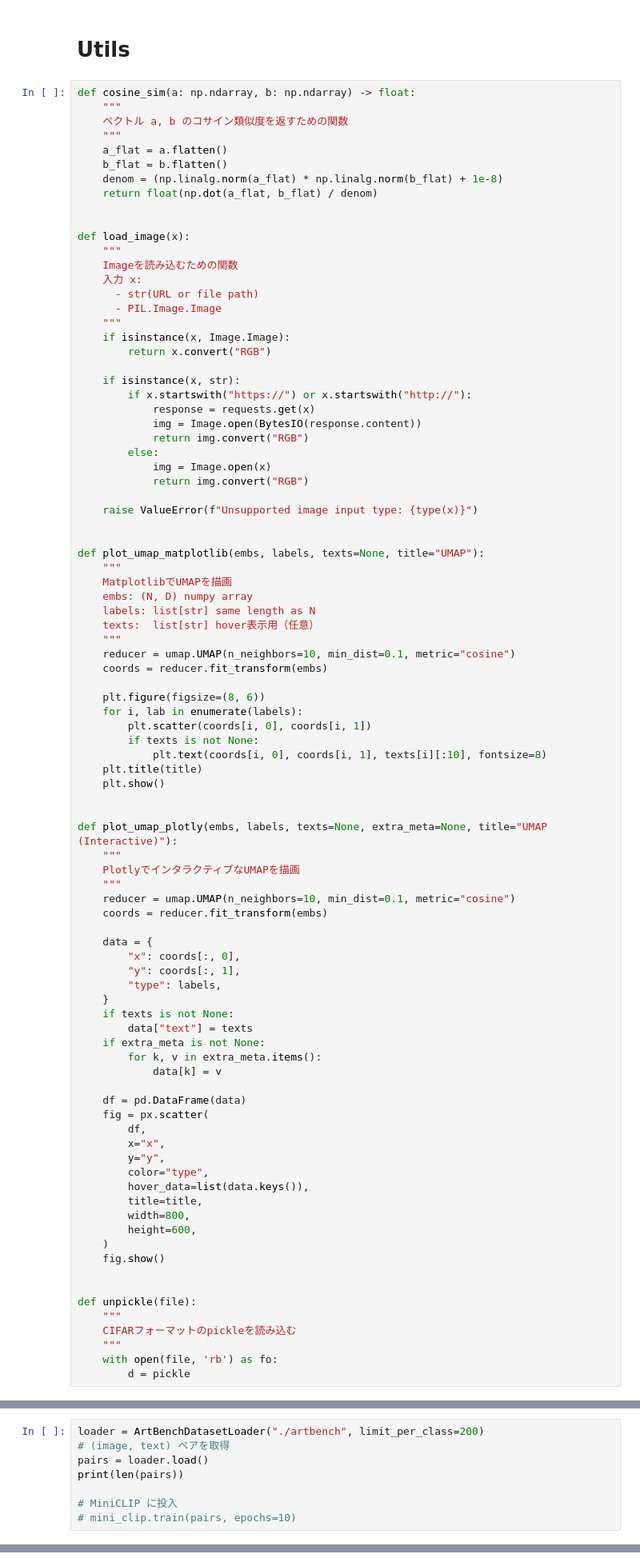
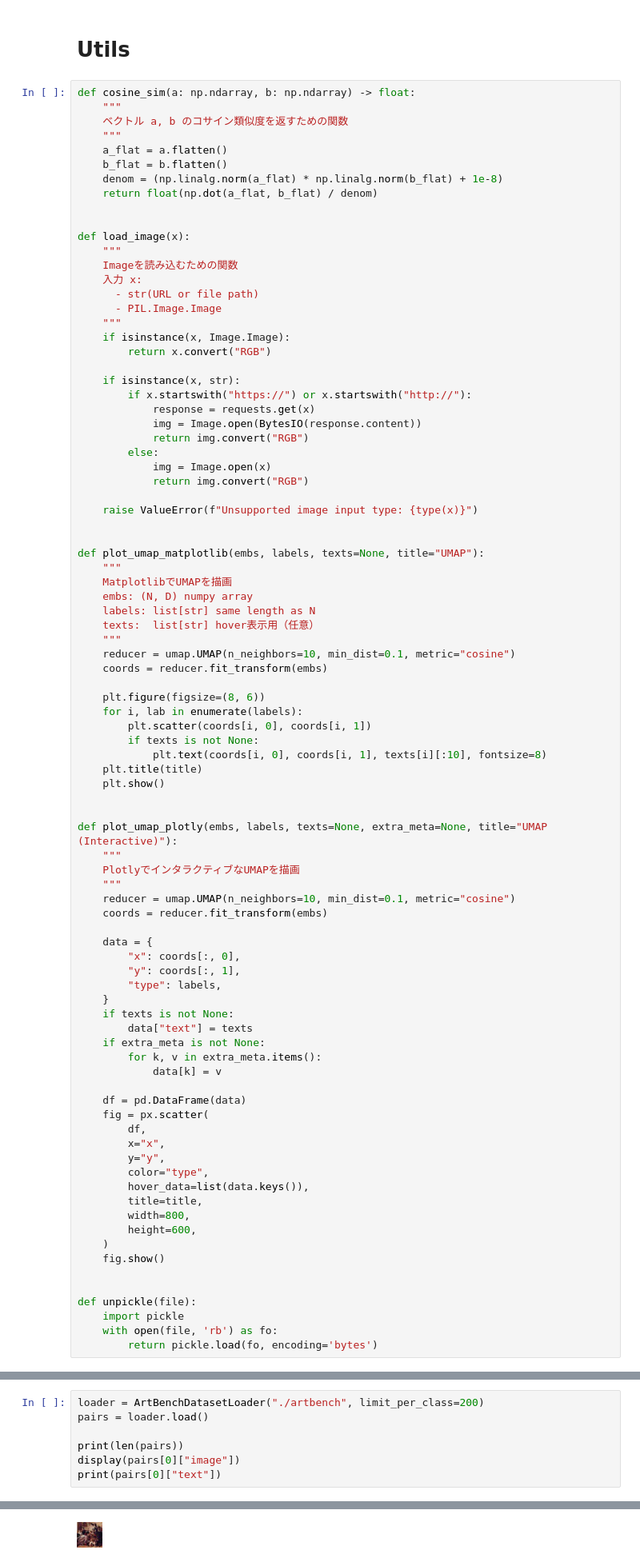
Before and after one commit to OlyKoek/MyStudy-AI-app, a Jupyter notebook: create_multimodal_embeding.ipynb, the cells around one changed output, grey strips where cells are left out. Shown at 80% size. Drawn from its saved outputs; the diff is of its cells as text.

Commit message:
update: CIFAR　ArtBenchを読み込んでVDB化するところまで実装

```diff
--- a/create_multimodal_embeding.ipynb
+++ b/create_multimodal_embeding.ipynb
@@ -176,11 +176,9 @@ def plot_umap_plotly(embs, labels, texts=None, extra_meta=None, title="UMAP (Int
 
 
 def unpickle(file):
-    """
-    CIFARフォーマットのpickleを読み込む
-    """
+    import pickle
     with open(file, 'rb') as fo:
-        d = pickle
+        return pickle.load(fo, encoding='bytes')
 # %% [markdown]
 ## Core Classes
 - TextEncoder
@@ -549,9 +551,8 @@ len(image_text_pairs), image_text_pairs[0]
 # %%
 loader = ArtBenchDatasetLoader("./artbench", limit_per_class=200)
-# (image, text) ペアを取得
 pairs = loader.load()
+
 print(len(pairs))
-
-# MiniCLIP に投入
-# mini_clip.train(pairs, epochs=10)
+display(pairs[0]["image"])
+print(pairs[0]["text"])
 # %% [output]
@@ -558,0 +562 @@ RuntimeError: ArtBench-10.csv の列構造が想定と違います
+[figure, added]
```
Also changed, not shown: parts of 9 cells of this notebook.
